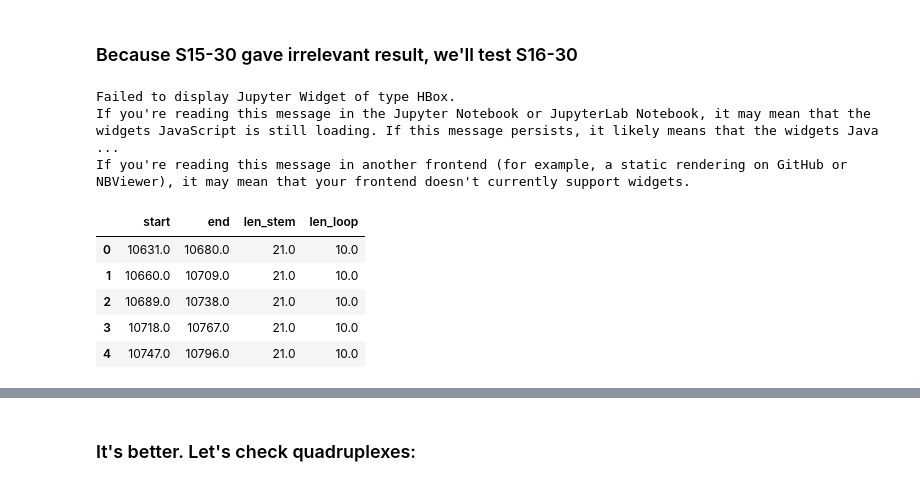
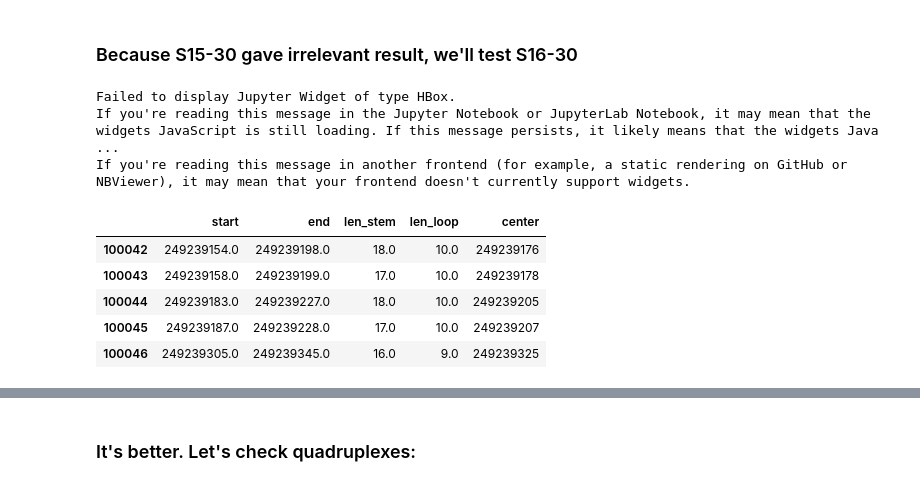
Before and after one commit to eamag/secpunct, a Jupyter notebook: prototyping.ipynb, the cells around one changed output, grey strips where cells are left out. Drawn from its saved outputs; the diff is of its cells as text; code cells hidden in the pictures.

```diff
--- a/prototyping.ipynb
+++ b/prototyping.ipynb
@@ -150,25 +153,27 @@ plt.savefig('Chr1_S15-30_centered_plot.png')
 # %%
 base_path = "/home/shared/STEMLOOPS/hg19/S16-50_L0-10_M3"
 filename = "chr1.fa.S16-50_L0-10_M3.pal.cleaned"
 path_to_file = os.path.join(base_path, filename)
 with open(path_to_file , 'r') as f:
 #     next(f)  # if there is description line
     splitted = f.read().split('\n')  # raw file separated by \n's
 
 cols = ['start', 'end', 'len_stem', 'len_loop']#, 'seq_left', 'seq_right', 'full_seq', '1', '2', '3']
 df = pd.DataFrame([sub.split("\t")[:4] for sub in tqdm(splitted)], columns=cols)  # TODO: full file (30 times bigger)
 df = df.apply(pd.to_numeric)
-df.head()
+df.drop(df.tail(1).index, inplace=True)
+df['center'] = df[['start', 'end']].mean(axis=1).astype('int')
+df.tail()
 # %% [output]
 Failed to display Jupyter Widget of type HBox.
 If you're reading this message in the Jupyter Notebook or JupyterLab Notebook, it may mean that the widgets JavaScript is still loading. If this message persists, it likely means that the widgets Java ...
 If you're reading this message in another frontend (for example, a static rendering on GitHub or NBViewer), it may mean that your frontend doesn't currently support widgets.
-|  | start | end | len_stem | len_loop |
-| 0 | 10631.0 | 10680.0 | 21.0 | 10.0 |
-| 1 | 10660.0 | 10709.0 | 21.0 | 10.0 |
-| 2 | 10689.0 | 10738.0 | 21.0 | 10.0 |
-| 3 | 10718.0 | 10767.0 | 21.0 | 10.0 |
-| 4 | 10747.0 | 10796.0 | 21.0 | 10.0 |
+|  | start | end | len_stem | len_loop | center |
+| 100042 | 249239154.0 | 249239198.0 | 18.0 | 10.0 | 249239176 |
+| 100043 | 249239158.0 | 249239199.0 | 17.0 | 10.0 | 249239178 |
+| 100044 | 249239183.0 | 249239227.0 | 18.0 | 10.0 | 249239205 |
+| 100045 | 249239187.0 | 249239228.0 | 17.0 | 10.0 | 249239207 |
+| 100046 | 249239305.0 | 249239345.0 | 16.0 | 9.0 | 249239325 |
 # %%
 cumsum_arr = np.zeros((1000))
 
```
Also changed, not shown: parts of 7 cells of this notebook, 6 other files.
